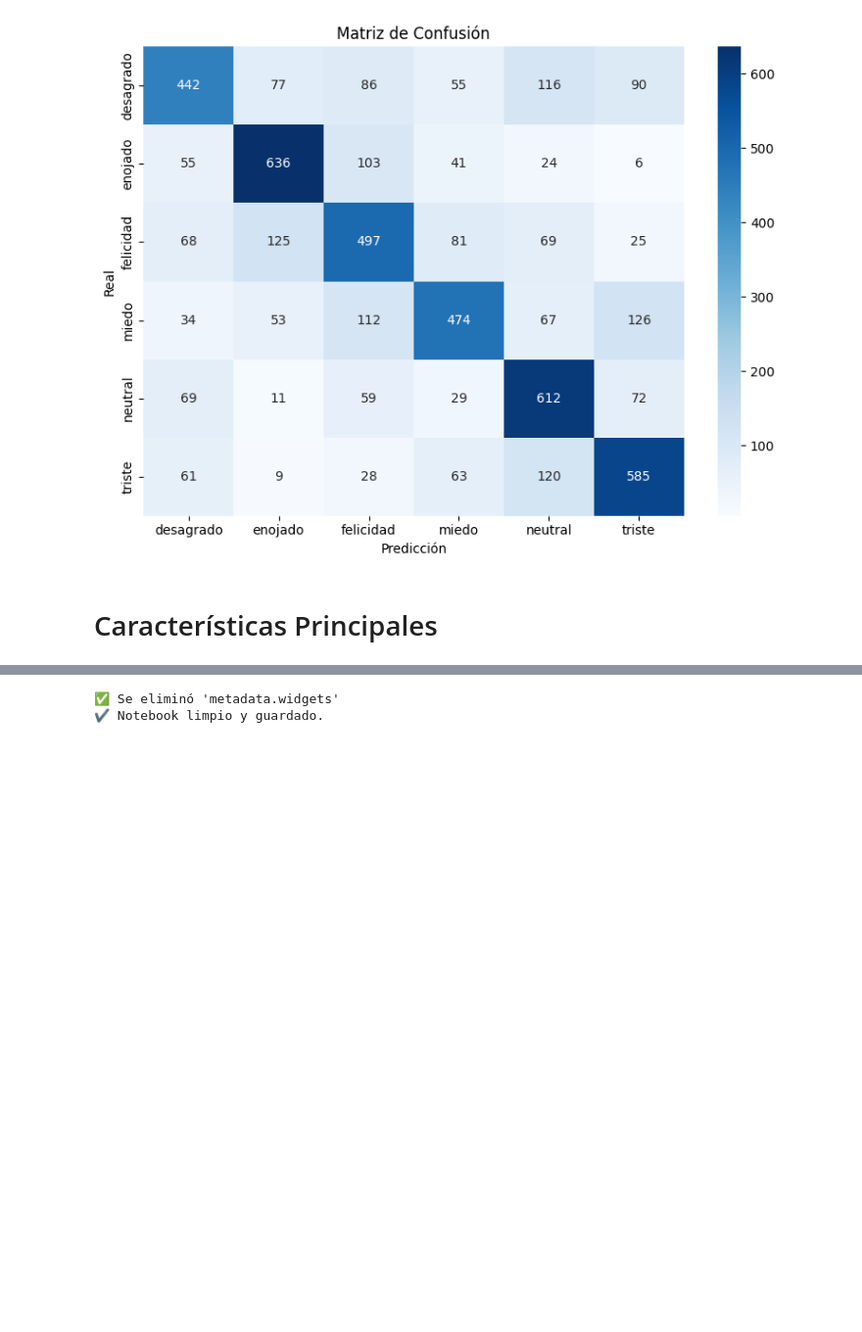
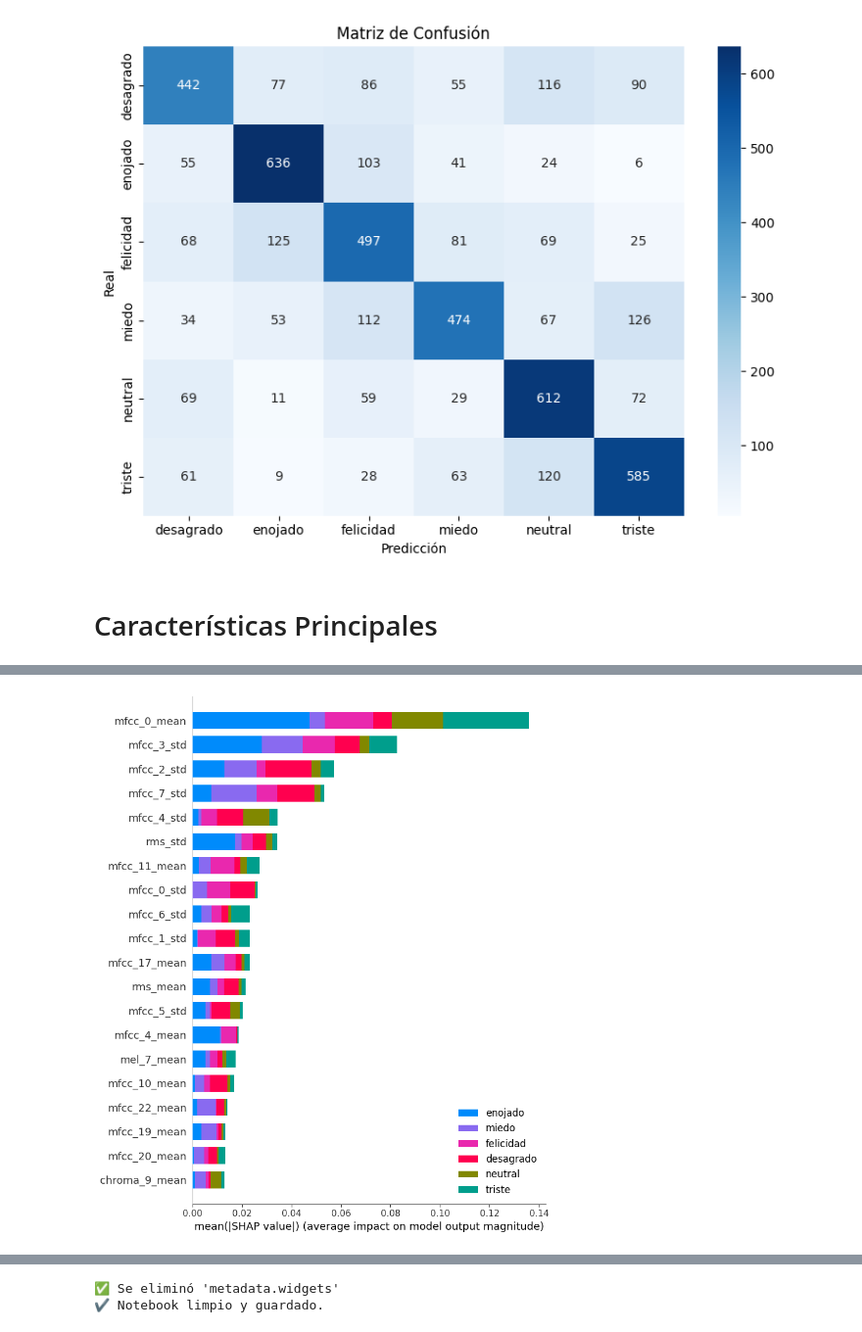
Before and after one commit to Grupo5-audio/ProyectoFinalG5, a Jupyter notebook: main.ipynb, the cells around one changed output, grey strips where cells are left out. Shown at 98% size. Drawn from its saved outputs; the diff is of its cells as text; code cells hidden in the pictures; blank space fills up the shorter version.

```diff
--- a/main.ipynb
+++ b/main.ipynb
@@ -805,0 +837,97 @@ generate_shap_outputs(modelo, x_test_sample, feature_names)
+# %%
+import os
+import numpy as np
+import joblib
+import tensorflow as tf
+import matplotlib.pyplot as plt
+import seaborn as sns
+import pandas as pd
+from tensorflow.keras import layers, models, callbacks
+from sklearn.metrics import classification_report
+from models.metrics import metrics_values
+
+# Assuming generate_shap_outputs is defined elsewhere or the relevant parts are included
+
+import shap
+import numpy as np
+import tensorflow as tf
+from tensorflow import keras
+import matplotlib.pyplot as plt
+
+data_path = "src/"
+
+# Load the best MLP model (ensure this is the same model saved in run_mlp)
+modelo = keras.models.load_model("/content/ProyectoFinalG5/models/mlp_best.keras")
+
+# Assuming x_test_sample_mlp and generic_feature_names are available from a previous cell execution
+# If not, you would need to load/generate them here.
+# For this fix, we assume they are in the kernel's memory from cell Vhs4LpNo3JhQ
+
+# 🏷️ Cargar nombres de clases
+class_labels_path = os.path.join(data_path, "class_labels.npy")
+if os.path.exists(class_labels_path):
+    class_names = np.load(class_labels_path, allow_pickle=True).tolist()
+    print("✅ Clases cargadas:", class_names)
+else:
+    raise FileNotFoundError("❌ No se encontró el archivo class_labels.npy.")
+
+# Remove the incorrect assignment: feature_names = class_names
+
+generic_feature_names = original_feature_names
+
+import shap
+
+# Assuming background data is available from a previous cell or define it here
+
+# Re-initialize explainer with KernelExplainer and model.predict
+# KernelExplainer needs a function that takes data and returns the predictions
+# Use model.predict for Keras models
+if 'x_test_sample_mlp' in locals() and 'generic_feature_names' in locals():
+    background = x_test_sample_mlp[np.random.choice(x_test_sample_mlp.shape[0], 100, replace=False)]
+    explainer = shap.KernelExplainer(modelo.predict, background) # FIX: Use modelo.predict
+
+    # Calcula los valores SHAP para 100 muestras
+    x_sample = x_test_sample_mlp[:100]
+    shap_values = explainer.shap_values(x_sample)
+
+    # Visualización opcional
+    shap.initjs()
+    plt.figure()
+    # Use generic_feature_names for feature_names
+    shap.summary_plot(
+        shap_values,
+        x_sample,
+        feature_names=generic_feature_names, # FIX: Use generic_feature_names
+        class_names=class_names,
+        plot_type='bar',
+        show=True
+    )
+    # Assuming output_dir is defined or define it here
+    output_dir = "results"
+    os.makedirs(output_dir, exist_ok=True)
+    png_path = os.path.join(output_dir, "shap_summary_plot_mpl.png") # Note: filename still says svm
+    plt.savefig(png_path)
+    plt.show()
+    plt.close()
+    print(f"🖼️ Gráfico SHAP guardado en: {png_path}")
+
+    # CSV
+    # Calculate mean absolute SHAP values for the CSV
+
+    shap_values_combined = np.mean(np.abs(shap_values), axis=0)  # Promedia entre clases → [n_muestras x n_features]
+    shap_abs_mean = np.mean(shap_values_combined, axis=0)        # Promedia entre muestras → [n_features]
+
+    shap_df = pd.DataFrame({
+    "Clases":  class_names, #"Feature": generic_feature_names,
+    "Mean_Abs_SHAP_Value": shap_abs_mean
+    }).sort_values(by="Mean_Abs_SHAP_Value", ascending=False)
+
+    # Export to CSV
+
+    csv_path = os.path.join(output_dir, "shap_feature_importance_mpl.csv") # Note: filename still says svm
+    shap_df.to_csv(csv_path, index=False)
+    print(f"📄 Importancias SHAP guardadas en CSV: {csv_path}")
+
+else:
+    print("❌ x_test_sample_mlp or generic_feature_names not found. Please run the previous cell first.")
+# %% [output]
@@ -805,0 +954 @@ generate_shap_outputs(modelo, x_test_sample, feature_names)
+[figure, added]
```
Also changed, not shown: parts of 5 cells of this notebook.
